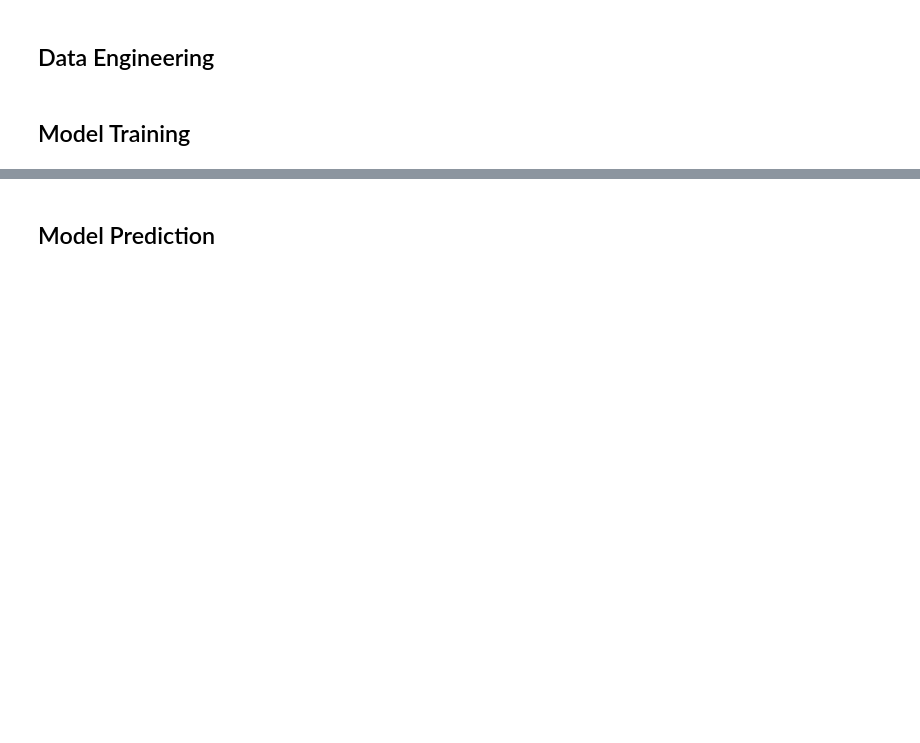
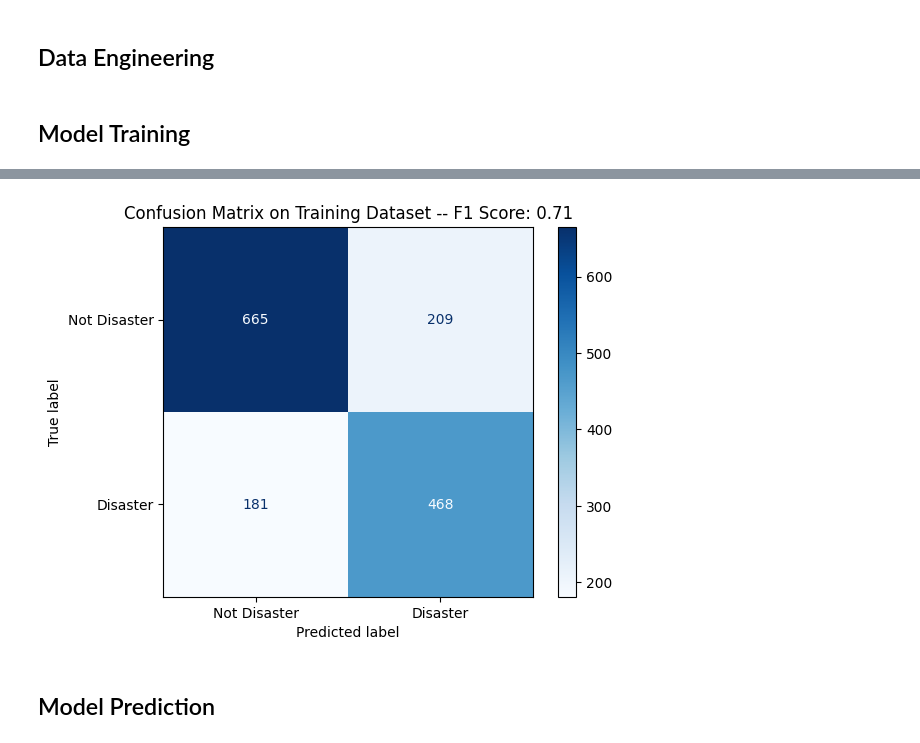
Before and after one commit to ShihYuuu/NLP-with-Disaster-Tweets, a Jupyter notebook: lstm_model.ipynb, the cells around one changed output, grey strips where cells are left out. Saved outputs shown, nothing was run; the diff lists cells and outputs as text; code cells hidden in the pictures; blank space fills up the shorter version.

```diff
--- a/lstm_model.ipynb
+++ b/lstm_model.ipynb
@@ -90,10 +92,10 @@ X_train, X_val, y_train, y_val = train_test_split(X_pad, y, test_size=0.2, rando
 ## Model Training
 # %%
 model = Sequential([
-    Embedding(input_dim=input_dim, output_dim=128, input_length=50),
-    Bidirectional(LSTM(64, return_sequences=True)),
+    Embedding(input_dim=input_dim, output_dim=128, input_length=maxlen),
+    LSTM(64, return_sequences=True),
     Dropout(0.2),
-    Bidirectional(LSTM(32)),
+    LSTM(32),
     Dropout(0.2),
     Dense(1, activation='sigmoid')
 ])
@@ -126,7 +128,7 @@ Model: "sequential_8"
 early_stop = EarlyStopping(monitor='val_loss', patience=5, restore_best_weights=True)
 
 # Store best model
-checkpoint = ModelCheckpoint("best_model.h5", monitor='val_loss', save_best_only=True)
+checkpoint = ModelCheckpoint("model/biLstm_model.h5", monitor='val_loss', save_best_only=True)
 
 
 EPOCHS = 50
@@ -135,7 +137,7 @@ history = model.fit(X_train, y_train,
                     epochs=EPOCHS,
                     batch_size=BATCH_SIZE,
                     validation_data=(X_val, y_val),
-                    callbacks=[early_stop, checkpoint]
+                    # callbacks=[early_stop, checkpoint]
                     )
 
 loss, accuracy = model.evaluate(X_val, y_val)
@@ -165,0 +169,17 @@ Validation Accuracy: 0.8168
+# %%
+def displayConfusionMatrix(y_true, y_pred, dataset):
+    disp = ConfusionMatrixDisplay.from_predictions(
+        y_true,
+        (y_pred >= 0.5).astype(int),
+        display_labels=["Not Disaster","Disaster"],
+        cmap=plt.cm.Blues
+    )
+
+    tn, fp, fn, tp = confusion_matrix(y_true, (y_pred >= 0.5).astype(int)).ravel()
+    f1_score = tp / (tp+((fn+fp)/2))
+
+    disp.ax_.set_title("Confusion Matrix on " + dataset + " Dataset -- F1 Score: " + str(f1_score.round(2)))
+
+y_val_pred = model.predict(X_val)
+displayConfusionMatrix(y_val, y_val_pred, "Training")
+# %% [output]
@@ -166,3 +187,4 @@ Validation Accuracy: 0.8168
+[figure, added]
 # %% [markdown]
 ## Model Prediction
 # %%
```
Also changed, not shown: parts of 6 cells of this notebook, 1 other file.
